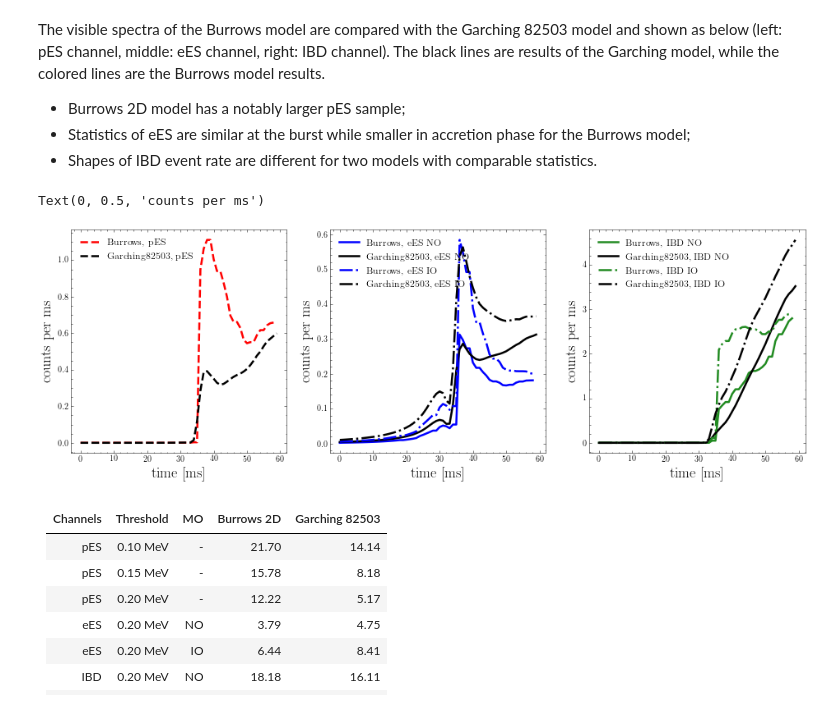
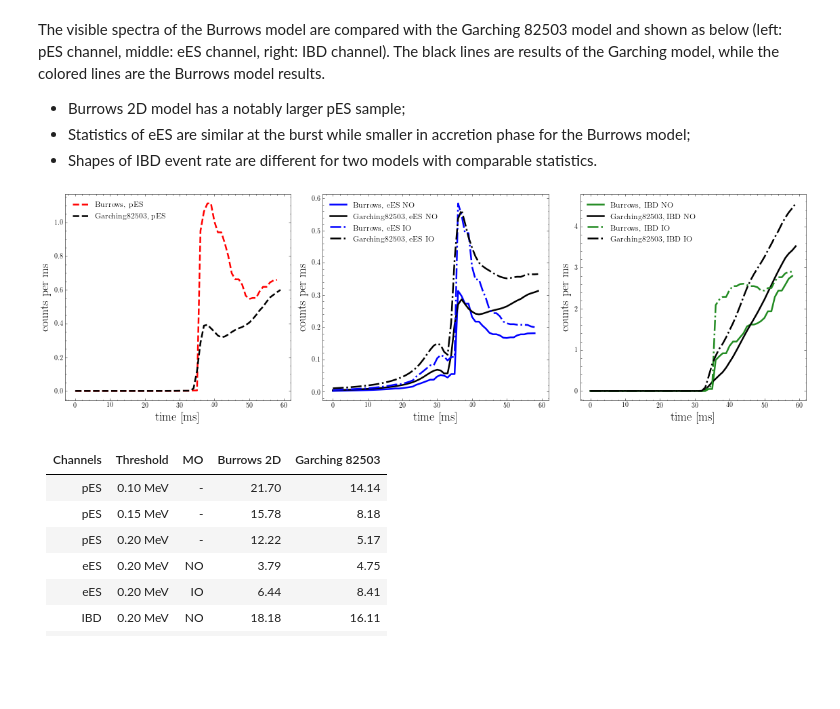
Before and after one commit to YMTheory/supernova, a Jupyter notebook: documents/SNNuMO.ipynb, the cells around one changed output. Saved outputs shown, nothing was run; the diff lists cells and outputs as text; code cells hidden in the pictures; blank space fills up the shorter version.

```diff
--- a/documents/SNNuMO.ipynb
+++ b/documents/SNNuMO.ipynb
@@ -242,35 +340,37 @@ x, y = read_data_fromHL("/junofs/users/miaoyu/supernova/production/PDFs/10kpc/pE
 ax0.plot(x+30, y, "--", lw=2.5, color="black", label="Garching82503, pES")
 
 x, y = read_data_fromHL("/junofs/users/miaoyu/supernova/wenlj/simulation/examples/submit/Burrows2D_cha1_MH1_Ethr0.20MeV.txt")
 ax1.plot(x, y*1e50, "-", lw=2.5, color="blue", label="Burrows, eES NO")
 x, y = read_data_fromHL("/junofs/users/miaoyu/supernova/production/PDFs/10kpc/eESrate_NO.csv")
 ax1.plot(x+30, y, "-", lw=2.5, color="black", label="Garching82503, eES NO")
 x, y = read_data_fromHL("/junofs/users/miaoyu/supernova/wenlj/simulation/examples/submit/Burrows2D_cha1_MH2_Ethr0.20MeV.txt")
 ax1.plot(x, y*1e50, "-.", lw=2.5, color="blue", label="Burrows, eES IO")
 x, y = read_data_fromHL("/junofs/users/miaoyu/supernova/production/PDFs/10kpc/eESrate_IO.csv")
 ax1.plot(x+30, y, "-.", lw=2.5, color="black", label="Garching82503, eES IO")
 
 x, y = read_data_fromHL("/junofs/users/miaoyu/supernova/wenlj/simulation/examples/submit/Burrows2D_cha2_MH1_Ethr0.20MeV.txt")
 ax2.plot(x, y*1e50, "-", lw=2.5, color="forestgreen", label="Burrows, IBD NO")
 x, y = read_data_fromHL("/junofs/users/miaoyu/supernova/production/PDFs/10kpc/IBDrate_NO.csv")
 ax2.plot(x+30, y, "-", lw=2.5, color="black", label="Garching82503, IBD NO")
 x, y = read_data_fromHL("/junofs/users/miaoyu/supernova/wenlj/simulation/examples/submit/Burrows2D_cha2_MH2_Ethr0.20MeV.txt")
 ax2.plot(x, y*1e50, "-.", lw=2.5, color="forestgreen", label="Burrows, IBD IO")
 x, y = read_data_fromHL("/junofs/users/miaoyu/supernova/production/PDFs/10kpc/IBDrate_IO.csv")
 ax2.plot(x+30, y, "-.", lw=2.5, color="black", label="Garching82503, IBD IO")
 
 ax0.legend(prop={"size":12})
 ax0.set_xlabel("time [ms]", fontsize=18)
 ax0.set_ylabel("counts per ms", fontsize=18)
 ax1.legend(prop={"size":12})
 ax1.set_xlabel("time [ms]", fontsize=18)
 ax1.set_ylabel("counts per ms", fontsize=18)
 ax2.legend(prop={"size":12})
 ax2.set_xlabel("time [ms]", fontsize=18)
 ax2.set_ylabel("counts per ms", fontsize=18)
+
+plt.tight_layout()
+plt.savefig("/junofs/users/miaoyu/supernova/analysis/MH/results/Compare_visibleSpec_Burrows2D12+Garching82503.pdf")
 # %% [output]
-Text(0, 0.5, 'counts per ms')
-[figure, old version]
+[figure, new version]
 # %% [markdown]
 | Channels | Threshold | MO |Burrows 2D | Garching 82503 |
 | --- | --- | ---| --- | ---|
```
Also changed, not shown: parts of 10 cells of this notebook.
